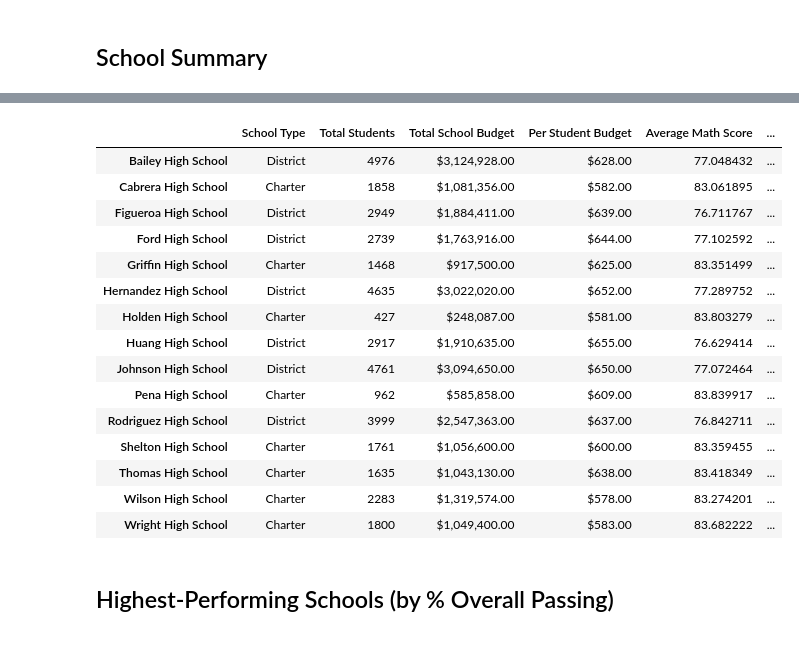
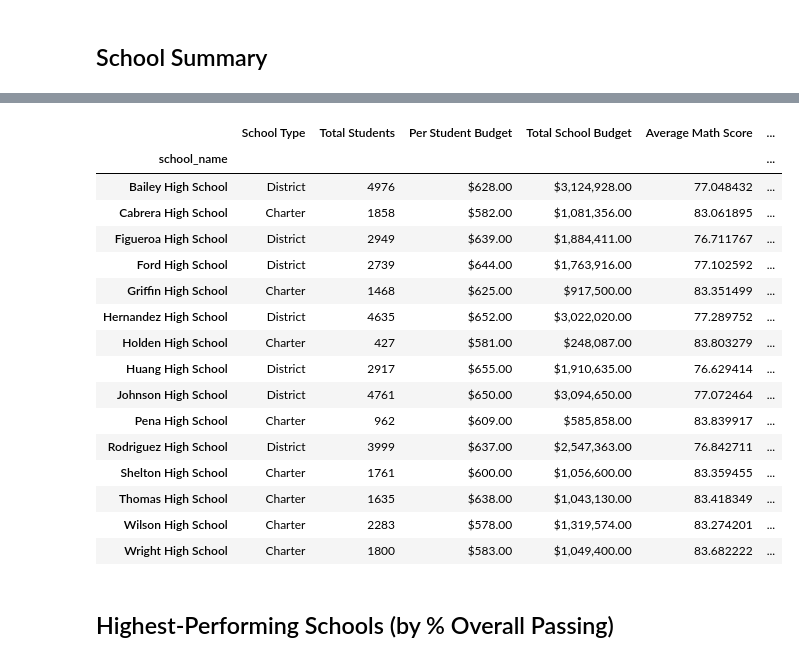
Before and after one commit to rpatel9877/pandas-challenge, a Jupyter notebook: PyCitySchools/PyCitySchools_starter.ipynb, the cells around one changed output, grey strips where cells are left out. Saved outputs shown, nothing was run; the diff lists cells and outputs as text; code cells hidden in the pictures.

```diff
--- a/PyCitySchools/PyCitySchools_starter.ipynb
+++ b/PyCitySchools/PyCitySchools_starter.ipynb
@@ -111,4 +192,4 @@ per_school_reading =
 # %%
 # Calculate the number of students per school with math scores of 70 or higher
-students_passing_math =
-school_students_passing_math =
+students_passing_math = school_data_complete[school_data_complete['math_score'] >= 70].groupby("school_name")["Student ID"].count() #/ per_school_counts
+students_passing_math
@@ -115,4 +214,4 @@ school_students_passing_math =
 # %%
 # Calculate the number of students per school with reading scores of 70 or higher
-students_passing_reading =
-school_students_passing_reading =
+students_passing_reading = school_data_complete[school_data_complete['reading_score'] >= 70].groupby("school_name")["Student ID"].count() #/ per_school_counts
+students_passing_reading
@@ -119,6 +236,6 @@ school_students_passing_reading =
 # %%
 # Use the provided code to calculate the number of students per school that passed both math and reading with scores of 70 or higher
-students_passing_math_and_reading = school_data_complete[
-    (school_data_complete["reading_score"] >= 70) & (school_data_complete["math_score"] >= 70)
-]
-school_students_passing_math_and_reading = students_passing_math_and_reading.groupby(["school_name"]).size()
+students_passing_math_and_reading = school_data_complete[(school_data_complete["reading_score"] >= 70) & (school_data_complete["math_score"] >= 70)].groupby("school_name")["Student ID"].count() #/ per_school_counts
+#school_students_passing_math_and_reading = students_passing_math_and_reading.groupby(["school_name"]).size()
+
+students_passing_math_and_reading
@@ -125,5 +260,6 @@ school_students_passing_math_and_reading = students_passing_math_and_reading.gro
 # %%
 # Use the provided code to calculate the passing rates
-per_school_passing_math = school_students_passing_math / per_school_counts * 100
-per_school_passing_reading = school_students_passing_reading / per_school_counts * 100
-overall_passing_rate = school_students_passing_math_and_reading / per_school_counts * 100
+per_school_passing_math = students_passing_math / per_school_counts
+per_school_passing_reading = students_passing_reading / per_school_counts
+overall_passing_rate = students_passing_math_and_reading / per_school_counts
+overall_passing_rate
@@ -130,30 +284,47 @@ overall_passing_rate = school_students_passing_math_and_reading / per_school_cou
 # %%
 # Create a DataFrame called `per_school_summary` with columns for the calculations above.
-per_school_summary =
+
+per_school_summary = pd.DataFrame({
+    "School Type": school_types,
+    "Total Students": per_school_counts,
+    "Per Student Budget": per_school_capita,
+    "Total School Budget": per_school_budget,
+    "Average Math Score": per_school_math,
+    "Average Reading Score": per_school_reading,
+    "% Passing Math": per_school_passing_math,
+    "% Passing Reading": per_school_passing_reading,
+    "Overall Passing Rate": overall_passing_rate
+})
+
+#per_school_summary = per_school_summary[["School Type", "Total Students", "Total School Budget", "Per Student Budget", "Average Math Score", 'Average Reading Score', '% Passing Math', '% Passing Reading', 'Overall Passing Rate' ]]
 
 # Formatting
 per_school_summary["Total School Budget"] = per_school_summary["Total School Budget"].map("${:,.2f}".format)
 per_school_summary["Per Student Budget"] = per_school_summary["Per Student Budget"].map("${:,.2f}".format)
+per_school_summary["% Passing Math"] = per_school_summary["% Passing Math"].map("{:.1%}".format)
+per_school_summary["% Passing Reading"] = per_school_summary["% Passing Reading"].map("{:.1%}".format)
+per_school_summary["Overall Passing Rate"] = per_school_summary["Overall Passing Rate"].map("{:.1%}".format)
 
 # Display the DataFrame
 per_school_summary
 # %% [output]
-|  | School Type | Total Students | Total School Budget | Per Student Budget | Average Math Score | ... |
-| Bailey High School | District | 4976 | $3,124,928.00 | $628.00 | 77.048432 | ... |
-| Cabrera High School | Charter | 1858 | $1,081,356.00 | $582.00 | 83.061895 | ... |
-| Figueroa High School | District | 2949 | $1,884,411.00 | $639.00 | 76.711767 | ... |
-| Ford High School | District | 2739 | $1,763,916.00 | $644.00 | 77.102592 | ... |
-| Griffin High School | Charter | 1468 | $917,500.00 | $625.00 | 83.351499 | ... |
-| Hernandez High School | District | 4635 | $3,022,020.00 | $652.00 | 77.289752 | ... |
-| Holden High School | Charter | 427 | $248,087.00 | $581.00 | 83.803279 | ... |
-| Huang High School | District | 2917 | $1,910,635.00 | $655.00 | 76.629414 | ... |
-| Johnson High School | District | 4761 | $3,094,650.00 | $650.00 | 77.072464 | ... |
-| Pena High School | Charter | 962 | $585,858.00 | $609.00 | 83.839917 | ... |
-| Rodriguez High School | District | 3999 | $2,547,363.00 | $637.00 | 76.842711 | ... |
-| Shelton High School | Charter | 1761 | $1,056,600.00 | $600.00 | 83.359455 | ... |
-| Thomas High School | Charter | 1635 | $1,043,130.00 | $638.00 | 83.418349 | ... |
-| Wilson High School | Charter | 2283 | $1,319,574.00 | $578.00 | 83.274201 | ... |
-| Wright High School | Charter | 1800 | $1,049,400.00 | $583.00 | 83.682222 | ... |
+|  | School Type | Total Students | Per Student Budget | Total School Budget | Average Math Score | ... |
+| school_name |  |  |  |  |  | ... |
+| Bailey High School | District | 4976 | $628.00 | $3,124,928.00 | 77.048432 | ... |
+| Cabrera High School | Charter | 1858 | $582.00 | $1,081,356.00 | 83.061895 | ... |
+| Figueroa High School | District | 2949 | $639.00 | $1,884,411.00 | 76.711767 | ... |
+| Ford High School | District | 2739 | $644.00 | $1,763,916.00 | 77.102592 | ... |
+| Griffin High School | Charter | 1468 | $625.00 | $917,500.00 | 83.351499 | ... |
+| Hernandez High School | District | 4635 | $652.00 | $3,022,020.00 | 77.289752 | ... |
+| Holden High School | Charter | 427 | $581.00 | $248,087.00 | 83.803279 | ... |
+| Huang High School | District | 2917 | $655.00 | $1,910,635.00 | 76.629414 | ... |
+| Johnson High School | District | 4761 | $650.00 | $3,094,650.00 | 77.072464 | ... |
+| Pena High School | Charter | 962 | $609.00 | $585,858.00 | 83.839917 | ... |
+| Rodriguez High School | District | 3999 | $637.00 | $2,547,363.00 | 76.842711 | ... |
+| Shelton High School | Charter | 1761 | $600.00 | $1,056,600.00 | 83.359455 | ... |
+| Thomas High School | Charter | 1635 | $638.00 | $1,043,130.00 | 83.418349 | ... |
+| Wilson High School | Charter | 2283 | $578.00 | $1,319,574.00 | 83.274201 | ... |
+| Wright High School | Charter | 1800 | $583.00 | $1,049,400.00 | 83.682222 | ... |
 # %% [markdown]
 ## Highest-Performing Schools (by % Overall Passing)
 # %%
```
Also changed, not shown: parts of 36 cells of this notebook.
